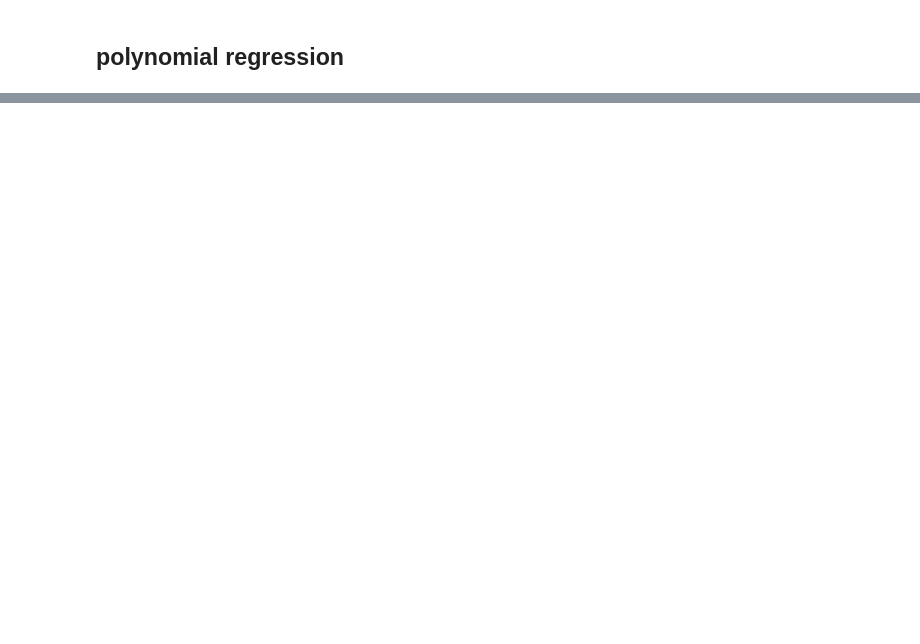
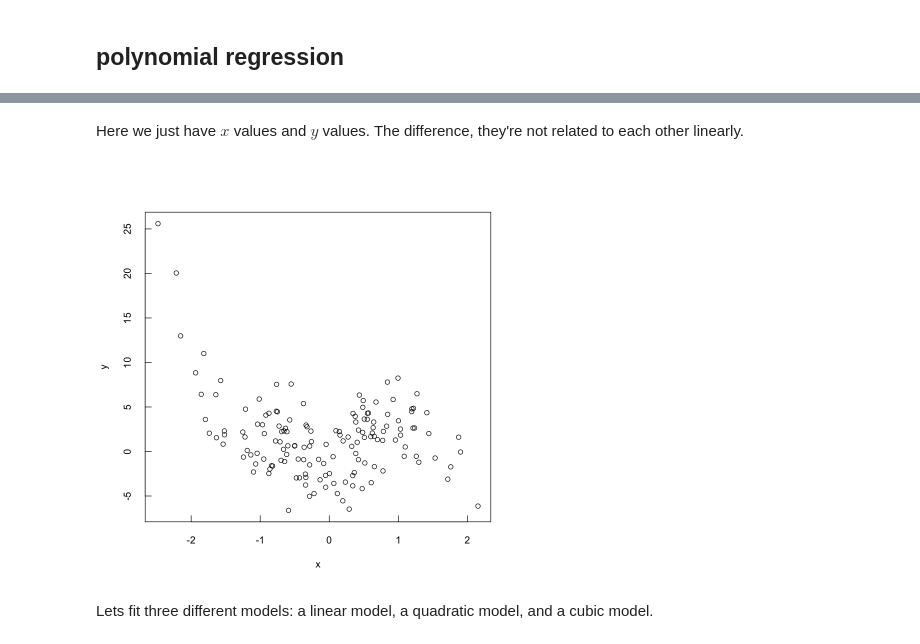
Before and after one commit to mhc-stat340-f2019-sec02/class2, a Jupyter notebook: simple_multiple_polynomial regression.ipynb, the cells around one changed output, grey strips where cells are left out. Drawn from its saved outputs; the diff is of its cells as text; code cells hidden in the pictures; blank space fills up the shorter version.

Commit message:
partial polynomial notes

```diff
--- a/simple_multiple_polynomial regression.ipynb
+++ b/simple_multiple_polynomial regression.ipynb
@@ -224,0 +269,3 @@ Now lets discuss how linear regression can apply to nonlinear relationships.
+# %%
+data <- read.csv('polynomialData.csv')
+head(data)
@@ -224,0 +282,12 @@ Now lets discuss how linear regression can apply to nonlinear relationships.
+# %% [markdown]
+Here we just have $x$ values and $y$ values. The difference, they're not related to each other linearly.
+# %%
+plot(data$x,data$y
+     ,xlab="x"
+     ,ylab="y"
+     ,tck=0.02
+)
+# %% [output]
+[figure, added]
+# %% [markdown]
+Lets fit three different models: a linear model, a quadratic model, and a cubic model.
```
Also changed, not shown: parts of 10 cells of this notebook.
